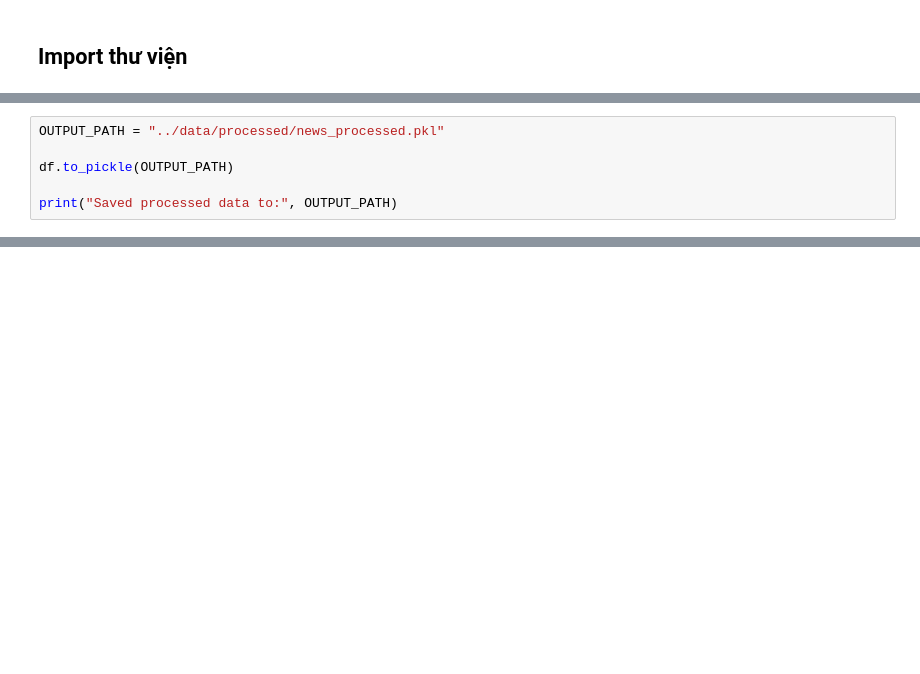
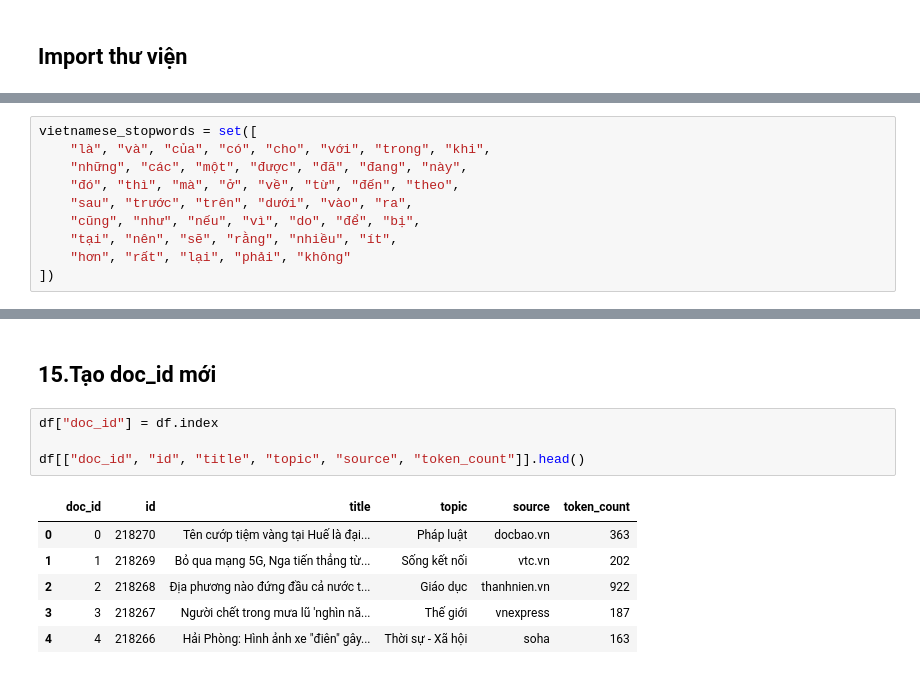
Before and after one commit to ptn614/BTL_IR, a Jupyter notebook: notebooks/01_preprocessing.ipynb, the cells around one changed output, grey strips where cells are left out. Saved outputs shown, nothing was run; the diff lists cells and outputs as text; blank space fills up the shorter version.

```diff
--- a/notebooks/01_preprocessing.ipynb
+++ b/notebooks/01_preprocessing.ipynb
@@ -154,6 +152,10 @@ Shape after preprocessing: (182566, 12)
 # %%
-OUTPUT_PATH = "../data/processed/news_processed.pkl"
-
-df.to_pickle(OUTPUT_PATH)
-
-print("Saved processed data to:", OUTPUT_PATH)
+vietnamese_stopwords = set([
+    "là", "và", "của", "có", "cho", "với", "trong", "khi",
+    "những", "các", "một", "được", "đã", "đang", "này",
+    "đó", "thì", "mà", "ở", "về", "từ", "đến", "theo",
+    "sau", "trước", "trên", "dưới", "vào", "ra",
+    "cũng", "như", "nếu", "vì", "do", "để", "bị",
+    "tại", "nên", "sẽ", "rằng", "nhiều", "ít",
+    "hơn", "rất", "lại", "phải", "không"
+])
@@ -161,0 +279,13 @@ Saved processed data to: ../data/processed/news_processed.pkl
+# %% [markdown]
+## 15.Tạo doc_id mới
+# %%
+df["doc_id"] = df.index
+
+df[["doc_id", "id", "title", "topic", "source", "token_count"]].head()
+# %% [output]
+|  | doc_id | id | title | topic | source | token_count |
+| 0 | 0 | 218270 | Tên cướp tiệm vàng tại Huế là đại... | Pháp luật | docbao.vn | 363 |
+| 1 | 1 | 218269 | Bỏ qua mạng 5G, Nga tiến thẳng từ... | Sống kết nối | vtc.vn | 202 |
+| 2 | 2 | 218268 | Địa phương nào đứng đầu cả nước t... | Giáo dục | thanhnien.vn | 922 |
+| 3 | 3 | 218267 | Người chết trong mưa lũ 'nghìn nă... | Thế giới | vnexpress | 187 |
+| 4 | 4 | 218266 | Hải Phòng: Hình ảnh xe "điên" gây... | Thời sự - Xã hội | soha | 163 |
```
Also changed, not shown: parts of 34 cells of this notebook.
